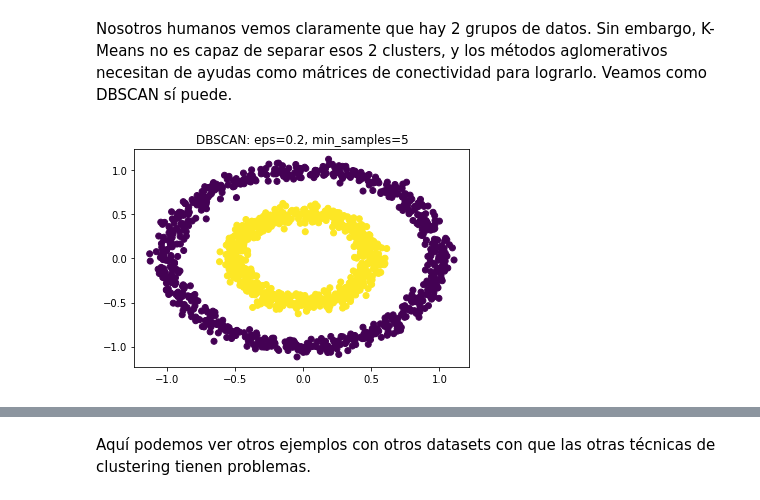
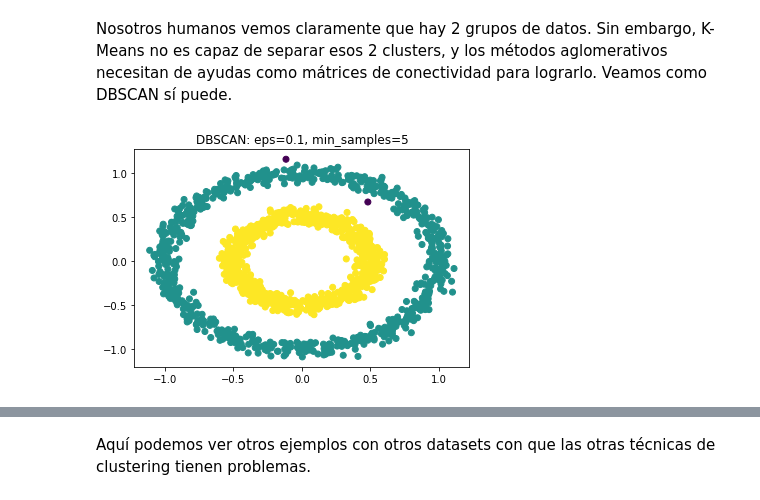
Before and after one commit to Patortiz26/IN6531-Miner-a-de-datos-2021-2, a Jupyter notebook: Aux3_IN6531.ipynb, the cells around one changed output, grey strips where cells are left out. Saved outputs shown, nothing was run; the diff lists cells and outputs as text; code cells hidden in the pictures.

```diff
--- a/Aux3_IN6531.ipynb
+++ b/Aux3_IN6531.ipynb
@@ -449,18 +455,18 @@ plt.scatter(X2[:,0], X2[:,1])
 # %% [markdown]
 Nosotros humanos vemos claramente que hay 2 grupos de datos. Sin embargo, K-Means no es capaz de separar esos 2 clusters, y los métodos aglomerativos necesitan de ayudas como mátrices de conectividad para lograrlo. Veamos como DBSCAN sí puede.
 # %%
-eps = 0.2
+eps = 0.1
 min_samples = 5
 
 dbscan_circles = DBSCAN(eps=eps, min_samples=min_samples).fit(X2)
 plt.scatter(X2[:,0], X2[:,1], c=dbscan_circles.labels_)
 plt.title(f"DBSCAN: eps={eps}, min_samples={min_samples}")
 plt.show()
 
 # dbscan_circles = DBSCAN(eps=eps, min_samples=min_samples).fit(X2)
 # fig = px.scatter(x=X2[:,0], y=X2[:,1], color=dbscan_circles.labels_)
 # fig.update_layout(title=f"DBSCAN: eps={eps}, min_samples={min_samples}",
 #                  showlegend=True)
 # fig.show()
 # %% [output]
-[figure, old version]
+[figure, new version]
```
Also changed, not shown: parts of 15 cells of this notebook.
